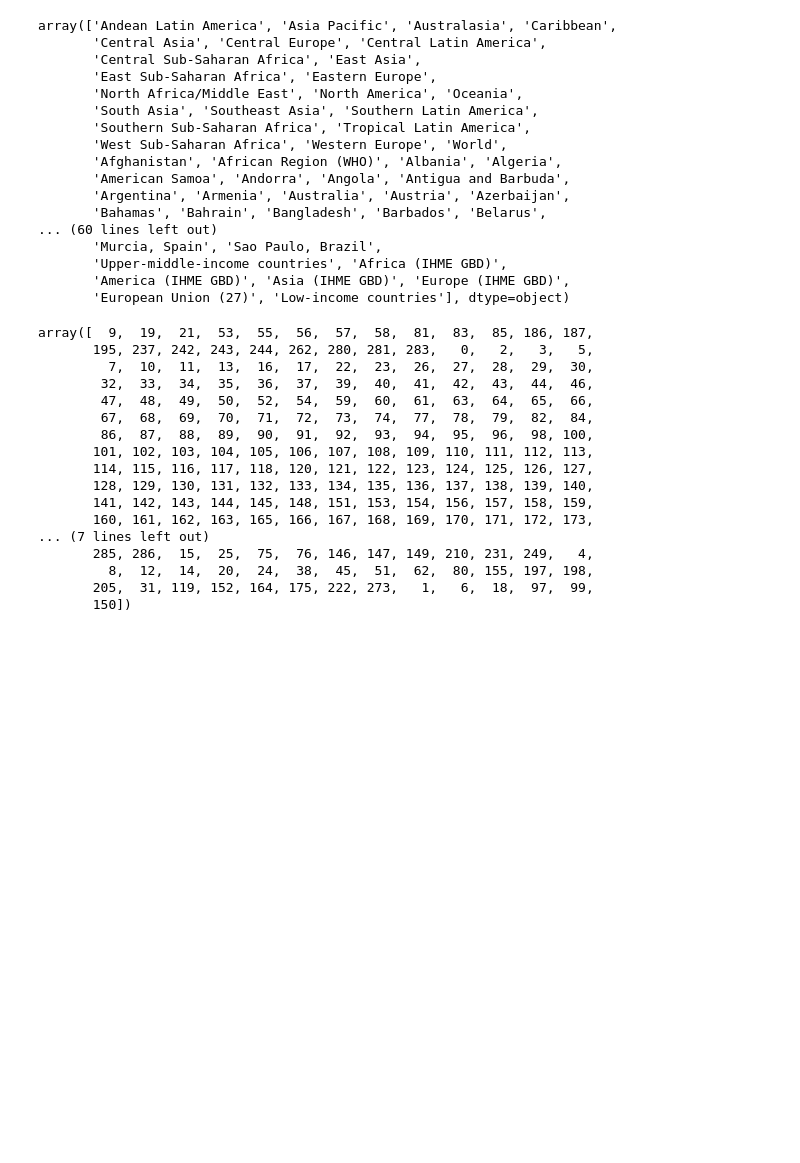
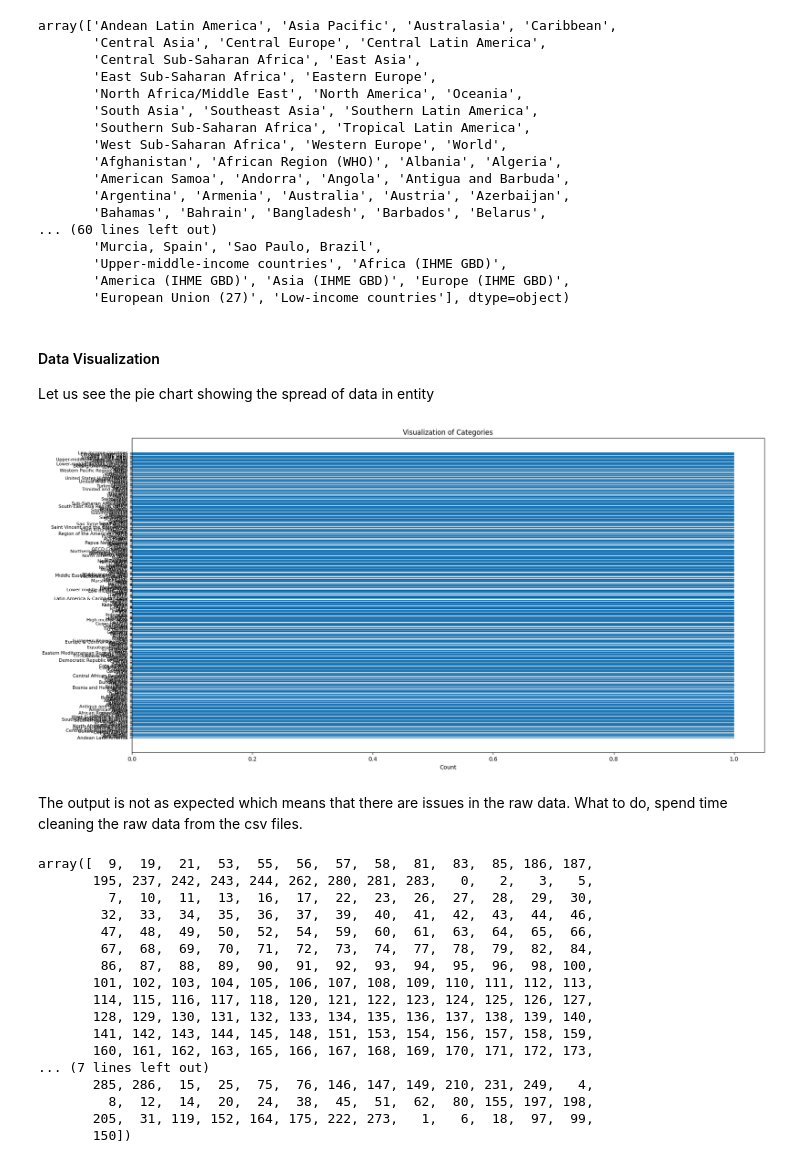
Before and after one commit to CheropS/Mental_health, a Jupyter notebook: index.ipynb, the cells around one changed output. Saved outputs shown, nothing was run; the diff lists cells and outputs as text; code cells hidden in the pictures; blank space fills up the shorter version.

```diff
--- a/index.ipynb
+++ b/index.ipynb
@@ -397,6 +397,71 @@ array(['Andean Latin America', 'Asia Pacific', 'Australasia', 'Caribbean',
        'Upper-middle-income countries', 'Africa (IHME GBD)',
        'America (IHME GBD)', 'Asia (IHME GBD)', 'Europe (IHME GBD)',
        'European Union (27)', 'Low-income countries'], dtype=object)
+# %% [markdown]
+#### Data Visualization
+Let us see the pie chart showing the spread of data in entity
+# %%
+import matplotlib.pyplot as plt
+
+# Example array
+categories = [
+    'Andean Latin America', 'Asia Pacific', 'Australasia', 'Caribbean',
+    'Central Asia', 'Central Europe', 'Central Latin America',
+    'Central Sub-Saharan Africa', 'East Asia', 'East Sub-Saharan Africa',
+    'Eastern Europe', 'North Africa/Middle East', 'North America', 'Oceania',
+    'South Asia', 'Southeast Asia', 'Southern Latin America', 'Southern Sub-Saharan Africa',
+    'Tropical Latin America', 'West Sub-Saharan Africa', 'Western Europe', 'World',
+    'Afghanistan', 'African Region (WHO)', 'Albania', 'Algeria', 'American Samoa',
+    'Andorra', 'Angola', 'Antigua and Barbuda', 'Argentina', 'Armenia', 'Australia',
+    'Austria', 'Azerbaijan', 'Bahamas', 'Bahrain', 'Bangladesh', 'Barbados', 'Belarus',
+    'Belgium', 'Belize', 'Benin', 'Bermuda', 'Bhutan', 'Bolivia', 'Bosnia and Herzegovina',
+    'Botswana', 'Brazil', 'Brunei', 'Bulgaria', 'Burkina Faso', 'Burundi', 'Cambodia',
+    'Cameroon', 'Canada', 'Cape Verde', 'Central African Republic', 'Chad', 'Chile',
+    'China', 'Colombia', 'Comoros', 'Congo', 'Cook Islands', 'Costa Rica', "Cote d'Ivoire",
+    'Croatia', 'Cuba', 'Cyprus', 'Czechia', 'Democratic Republic of Congo', 'Denmark',
+    'Djibouti', 'Dominica', 'Dominican Republic', 'East Asia & Pacific (WB)', 'East Timor',
+    'Eastern Mediterranean Region (WHO)', 'Ecuador', 'Egypt', 'El Salvador', 'England',
+    'Equatorial Guinea', 'Eritrea', 'Estonia', 'Eswatini', 'Ethiopia', 'Europe & Central Asia (WB)',
+    'European Region (WHO)', 'Fiji', 'Finland', 'France', 'G20', 'Gabon', 'Gambia', 'Georgia',
+    'Germany', 'Ghana', 'Greece', 'Greenland', 'Grenada', 'Guam', 'Guatemala', 'Guinea',
+    'Guinea-Bissau', 'Guyana', 'Haiti', 'High income (WB)', 'Honduras', 'Hungary', 'Iceland',
+    'India', 'Indonesia', 'Iran', 'Iraq', 'Ireland', 'Israel', 'Italy', 'Jamaica', 'Japan',
+    'Jordan', 'Kazakhstan', 'Kenya', 'Kiribati', 'Kuwait', 'Kyrgyzstan', 'Laos',
+    'Latin America & Caribbean (WB)', 'Latvia', 'Lebanon', 'Lesotho', 'Liberia', 'Libya',
+    'Lithuania', 'Low income (WB)', 'Lower middle income (WB)', 'Luxembourg', 'Madagascar',
+    'Malawi', 'Malaysia', 'Maldives', 'Mali', 'Malta', 'Marshall Islands', 'Mauritania',
+    'Mauritius', 'Mexico', 'Micronesia (country)', 'Middle East & North Africa (WB)',
+    'Middle income (WB)', 'Moldova', 'Monaco', 'Mongolia', 'Montenegro', 'Morocco',
+    'Mozambique', 'Myanmar', 'Namibia', 'Nauru', 'Nepal', 'Netherlands', 'New Zealand',
+    'Nicaragua', 'Niger', 'Nigeria', 'Niue', 'North America (WB)', 'North Korea',
+    'North Macedonia', 'Northern Ireland', 'Northern Mariana Islands', 'Norway', 'OECD Countries',
+    'Oman', 'Pakistan', 'Palau', 'Palestine', 'Panama', 'Papua New Guinea', 'Paraguay',
+    'Peru', 'Philippines', 'Poland', 'Portugal', 'Puerto Rico', 'Qatar', 'Region of the Americas (WHO)',
+    'Romania', 'Russia', 'Rwanda', 'Saint Kitts and Nevis', 'Saint Lucia', 'Saint Vincent and the Grenadines',
+    'Samoa', 'San Marino', 'Sao Tome and Principe', 'Saudi Arabia', 'Scotland', 'Senegal', 'Serbia',
+    'Seychelles', 'Sierra Leone', 'Singapore', 'Slovakia', 'Slovenia', 'Solomon Islands', 'Somalia',
+    'South Africa', 'South Asia (WB)', 'South Korea', 'South Sudan', 'South-East Asia Region (WHO)',
+    'Spain', 'Sri Lanka', 'Sub-Saharan Africa (WB)', 'Sudan', 'Suriname', 'Sweden', 'Switzerland',
+    'Syria', 'Taiwan', 'Tajikistan', 'Tanzania', 'Thailand', 'Togo', 'Tokelau', 'Tonga', 'Trinidad and Tobago',
+    'Tunisia', 'Turkey', 'Turkmenistan', 'Tuvalu', 'Uganda', 'Ukraine', 'United Arab Emirates',
+    'United Kingdom', 'United States', 'United States Virgin Islands', 'Uruguay', 'Uzbekistan', 'Vanuatu',
+    'Venezuela', 'Vietnam', 'Wales', 'Western Pacific Region (WHO)', 'Yemen', 'Zambia', 'Zimbabwe','Beijing/Shanghai, China', 'High-income countries', 'Lower-middle-income countries',
+    'Medellin, Colombia', 'Murcia, Spain', 'Sao Paulo, Brazil', 'Upper-middle-income countries',
+    'Africa (IHME GBD)', 'America (IHME GBD)', 'Asia (IHME GBD)', 'Europe (IHME GBD)',
+    'European Union (27)', 'Low-income countries'
+]
+
+# Plotting the bar plot
+plt.figure(figsize=(20, 10))
+plt.barh(range(len(categories)), [1] * len(categories))
+plt.yticks(range(len(categories)), categories, fontsize=8)
+plt.xlabel('Count')
+plt.title('Visualization of Categories')
+plt.show()
+# %% [output]
+[figure, added]
+# %% [markdown]
+The output is not as expected which means that there are issues in the raw data. What to do, spend time cleaning the raw data from the csv files.
 # %%
 label_encoder = LabelEncoder()
 
```
Also changed, not shown: parts of 2 cells of this notebook.
